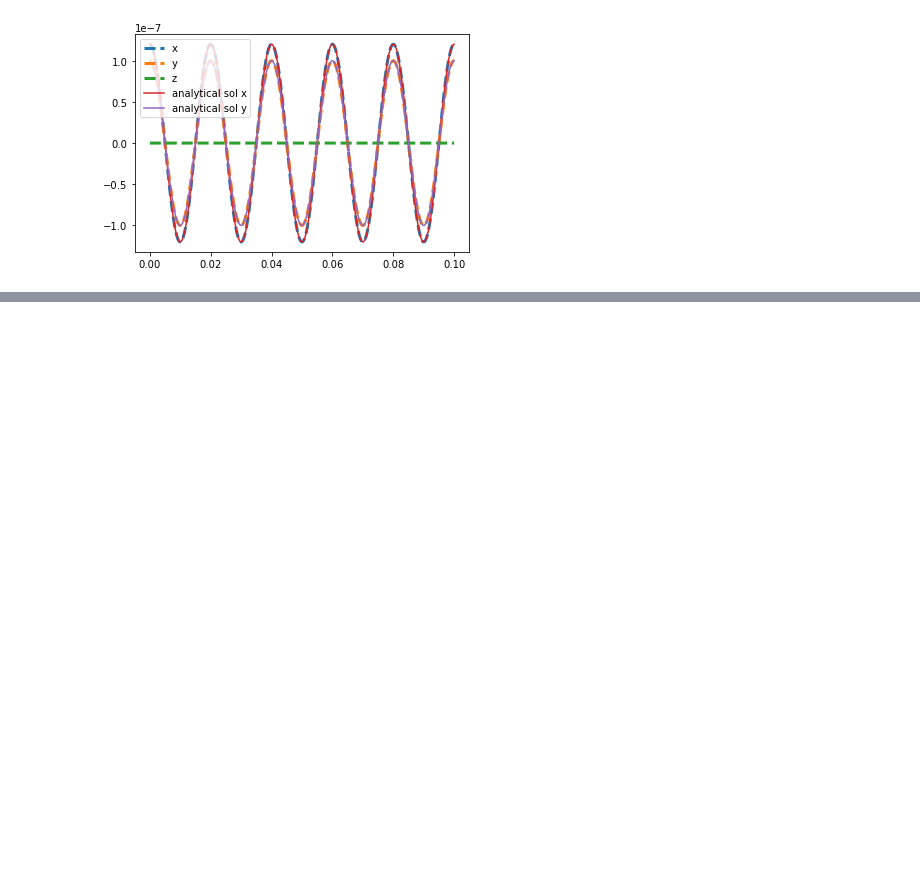
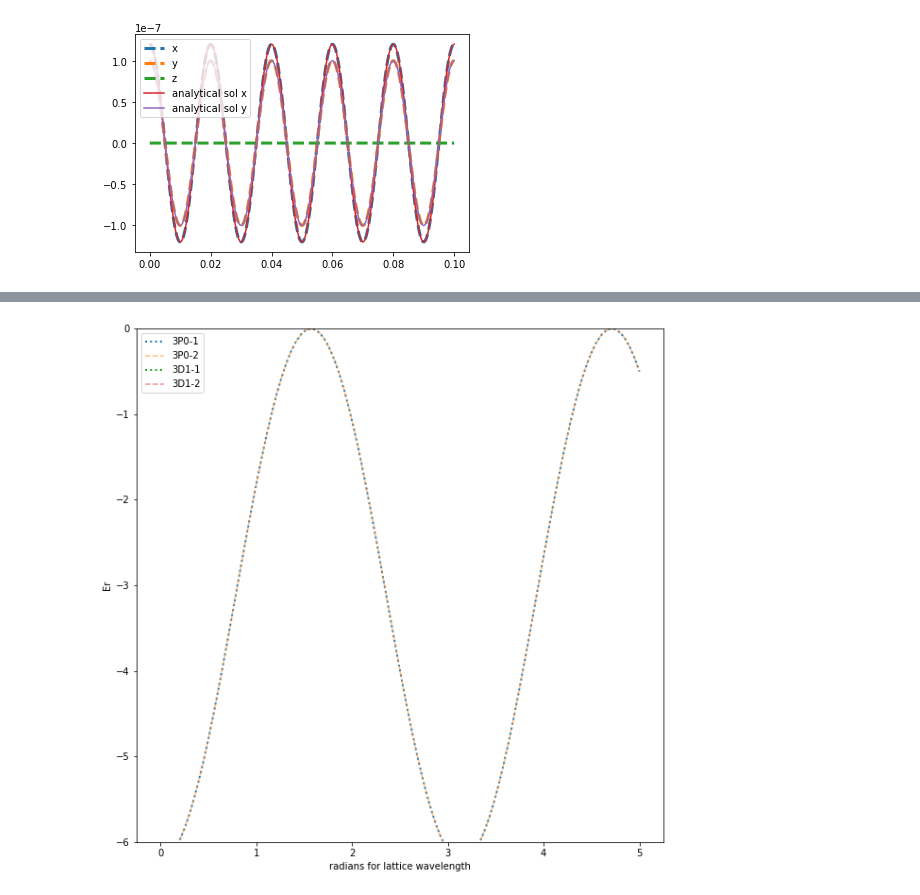
Before and after one commit to JacobSiegel22/GreyMolassesCooling, a Jupyter notebook: GrayMolasses_MC.ipynb, the cells around one changed output, grey strips where cells are left out. Drawn from its saved outputs; the diff is of its cells as text; code cells hidden in the pictures; blank space fills up the shorter version.

```diff
--- a/GrayMolasses_MC.ipynb
+++ b/GrayMolasses_MC.ipynb
@@ -485,0 +263,58 @@ plt.show()
+# %%
+#2nd energy test
+# Same as the first test, but if I flip the sign of the detuning the curve that previously reached a minimum of 0.1 should now be negative.
+# The other curve that had a max at 0, will now have a min at 0 and be positive.
+#These states are still in the rotating frame. The state with a extremum at 0 is 3P1.
+#The state with an extremum at +_delta_1388 is 3P0.
+# We need to later shift these states out of the rotating frame if we want to use their true energies relative to 1S0, but I didn't do that here for testing reasons.
+
+pol = np.array([lambda z: 0,lambda z: 0,lambda z: np.cos(z)])
+N=100
+pos=[0,0,0]
+E2=np.zeros(N)
+E1=np.zeros(N)
+E3=np.zeros(N)
+E4=np.zeros(N)
+ii = np.linspace(0,5,N)
+j=0
+
+lam=1388*10**(-9)
+k=2*np.pi/lam
+c=3*10**(8)
+Gamma=2*np.pi*300*10**(3) #linewidth in Hz of 3P0
+Isat=133*Gamma/(lam*10**9)**3/10**3 #W/cm**2
+I=100/10**4 #Input power in W/cm**2
+
+Omega_1388=np.sqrt(I/Isat)*Gamma/np.sqrt(2)
+delta_1388=200*10**(6) #detuning
+
+Omega_clock=1.8*10**3 #measured rabi frequency
+delta_clock=0
+
+
+klattice=2*np.pi/(759*10**(-9))
+hbar=6.626*10**(-34)/(2*np.pi)
+m=2.85*10**(-25)
+Er=hbar**2*klattice**2/(2*m)
+
+
+for i in ii:
+
+    pos[0]=i
+    E1[j]=dressed_state_3P0_1_energy(pos, pol, Omega_clock,delta_clock,Omega_1388,delta_1388)
+    E2[j]=dressed_state_3P0_2_energy(pos, pol, Omega_clock,delta_clock,Omega_1388,delta_1388)
+    E3[j]=dressed_state_3D1_1_energy(pos, pol, Omega_clock,delta_clock,Omega_1388,delta_1388)
+    E4[j]=dressed_state_3D1_2_energy(pos, pol, Omega_clock,delta_clock,Omega_1388,delta_1388)
+    j+=1
+plt.figure(figsize=(10,10))
+plt.plot(ii,E1/Er,label='3P0-1',linestyle='dotted',linewidth=2)
+plt.plot(ii,E2/Er,label='3P0-2',linestyle='--',alpha=0.5)
+plt.plot(ii,E3/Er,label='3D1-1',linestyle='dotted',linewidth=2)
+plt.plot(ii,E4/Er,label='3D1-2',linestyle='--', alpha=0.5)
+plt.ylim([-6,0])
+plt.ylabel("Er")
+plt.xlabel("radians for lattice wavelength")
+plt.legend()
+plt.show()
+# %% [output]
+[figure, added]
```
Also changed, not shown: parts of 17 cells of this notebook.
